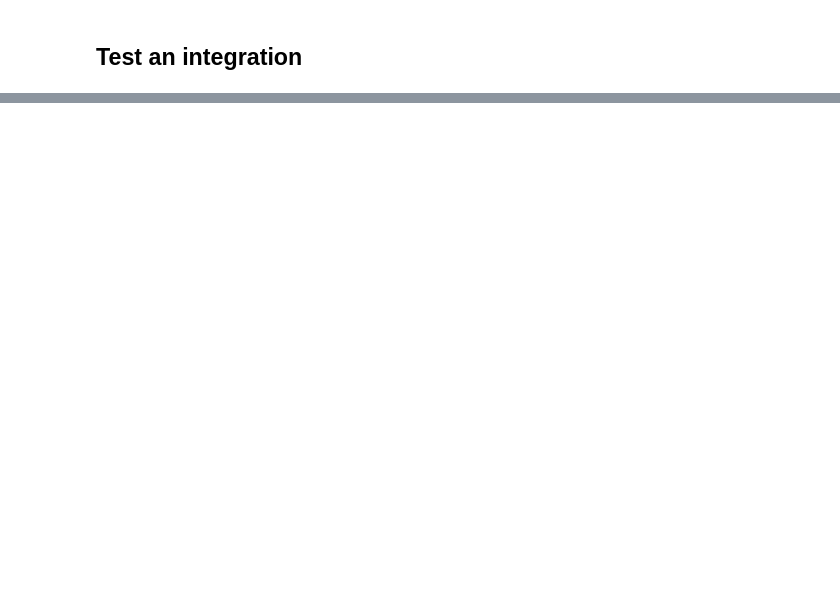
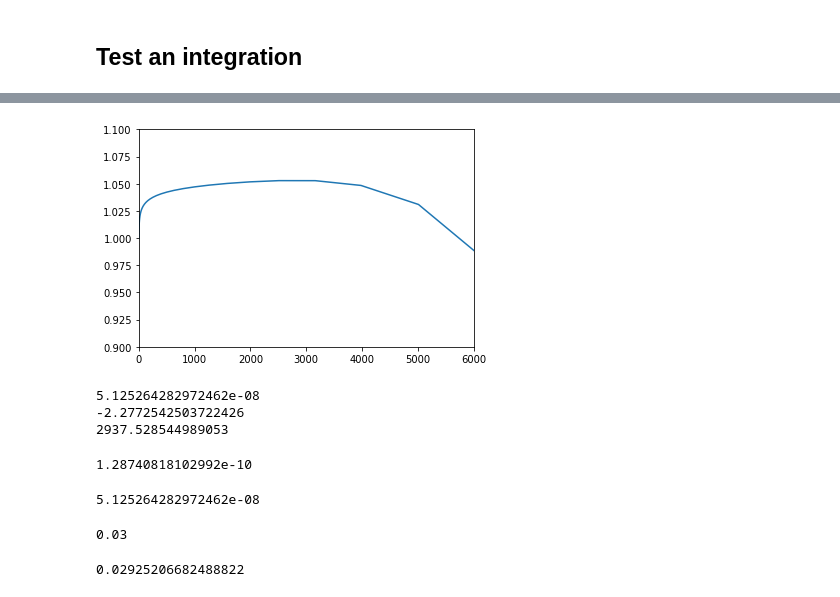
Before and after one commit to astrojarred/gravitational_wave_toy, a Jupyter notebook: integrating_v2.ipynb, the cells around one changed output, grey strips where cells are left out. Drawn from its saved outputs; the diff is of its cells as text; code cells hidden in the pictures; blank space fills up the shorter version.

```diff
--- a/integrating_v2.ipynb
+++ b/integrating_v2.ipynb
@@ -142,0 +140,48 @@ integral_spectrum =
+# %%
+plt.plot(grb.energy, np.array([grb.get_flux(energy, t) for energy in grb.energy])/np.array([grb.power_law(energy, spectral_index=grb.get_spectral_index(t)) * grb.get_flux(grb.energy[0], t) for energy in grb.energy]))
+plt.xlim(0, 6000)
+plt.ylim(0.9, 1.1)
+plt.show()
+# %% [output]
+[figure, added]
+# %%
+print(grb.get_flux(min(grb.energy), time=49602))
+print(grb.get_spectral_index(time=49602))
+print(grb.power_law(
+                0.03,
+                normalization=grb.get_flux(min(grb.energy), time=49602),
+                spectral_index=grb.get_spectral_index(49602),
+            ))
+# %% [output]
+5.125264282972462e-08
+-2.2772542503722426
+2937.528544989053
+# %%
+grb.power_law(
+                10,
+                energy_0=min(grb.energy),
+                normalization=grb.get_flux(min(grb.energy), time=49602),
+                spectral_index=-2.6,
+            )
+# %% [output]
+1.28740818102992e-10
+# %%
+grb.get_flux(min(grb.energy), time=49602)
+# %% [output]
+5.125264282972462e-08
+# %%
+grb.min_energy
+# %% [output]
+0.03
+# %%
+t0 = 49602
+t1 = 59602
+
+# analytically solve inner energy integral
+integrate.quad(lambda time: grb.get_flux(min(grb.energy), time=time) *
+               min(grb.energy)**(-grb.get_spectral_index(time)) *
+               1/(grb.get_spectral_index(time) + 1) *
+               (grb.max_energy**(grb.get_spectral_index(time)+1) - grb.min_energy**(grb.get_spectral_index(time)+1)),
+                t0, t1)[0]
+# %% [output]
+0.02925206682488822
```
Also changed, not shown: parts of 32 cells of this notebook.
